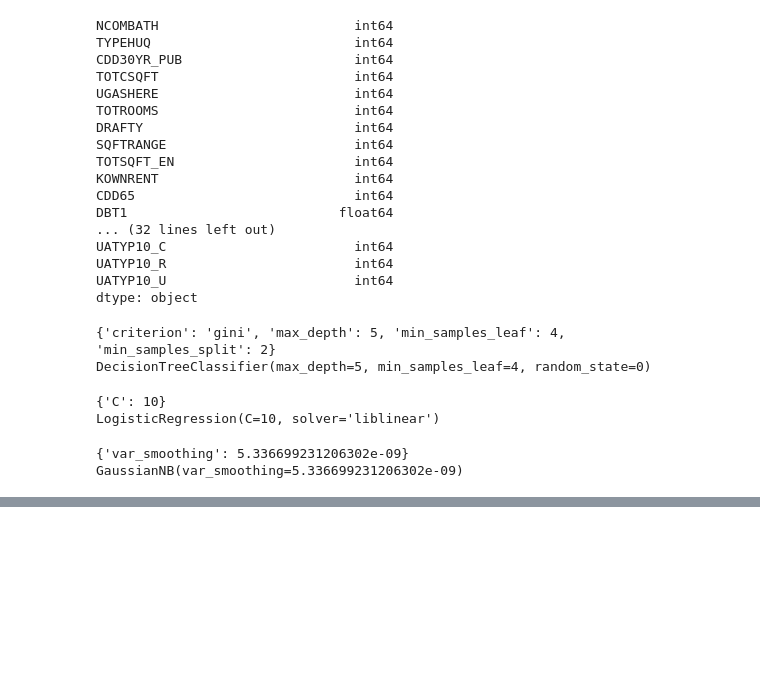
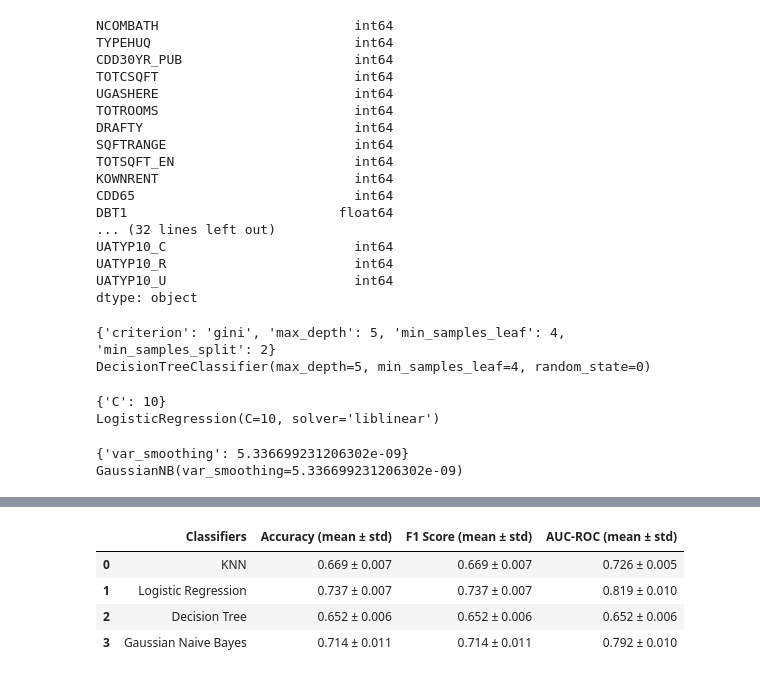
Before and after one commit to GVSU-CIS635/term-project-proposal-d-miner, a Jupyter notebook: D_Miners.ipynb, the cells around one changed output, grey strips where cells are left out. Cells and saved outputs as stored; diff of their text form; code cells hidden in the pictures; blank space fills up the shorter version.

```diff
--- a/D_Miners.ipynb
+++ b/D_Miners.ipynb
@@ -400,0 +390,52 @@ plt.show()
+# %%
+# Find F1-score, Accuracy and AUC-ROC
+y_pred = best_estimator.predict(X_test)
+f1 = f1_score(Y_test, y_pred)
+accuracy = accuracy_score(Y_test, y_pred)
+
+# DEfine Grid with all the Metrics
+
+Metrics_grid = {
+    'Classifiers': [],
+    'Accuracy (mean ± std)': [],
+    'F1 Score (mean ± std)': [],
+    'AUC-ROC (mean ± std)': []
+}
+
+
+# Define function to get dataframe with scores for each classifier
+
+def metrics_table( classifier, classifer_name, x, y):
+
+
+
+  accuracy_score = cross_val_score(classifier, x, y, cv=5, scoring='accuracy')
+  f1_score = cross_val_score(classifier, x, y, cv=5, scoring='f1_weighted')
+  roc_auc_score = cross_val_score(classifier, x, y, cv=5, scoring='roc_auc')
+
+  Metrics_grid['Classifiers'].append(classifer_name)
+  Metrics_grid['Accuracy (mean ± std)'].append(f'{accuracy_score.mean():.3f} ± {accuracy_score.std():.3f}')
+  Metrics_grid['F1 Score (mean ± std)'].append(f'{f1_score.mean():.3f} ± {f1_score.std():.3f}')
+  Metrics_grid['AUC-ROC (mean ± std)'].append(f'{roc_auc_score.mean():.3f} ± {roc_auc_score.std():.3f}')
+
+  return Metrics_grid
+
+
+
+#execute function
+
+metrics_table(model_knn, 'KNN', X_train, Y_train)
+metrics_table(model_log, 'Logistic Regression', X_train, Y_train)
+metrics_table(model_tree, 'Decision Tree', X_train, Y_train)
+metrics_table(model_nb, 'Gaussian Naive Bayes', X_train, Y_train)
+
+# Display Dataframe
+
+Metrics_grid = pd.DataFrame(Metrics_grid)
+display(Metrics_grid)
+# %% [output]
+|  | Classifiers | Accuracy (mean ± std) | F1 Score (mean ± std) | AUC-ROC (mean ± std) |
+| 0 | KNN | 0.669 ± 0.007 | 0.669 ± 0.007 | 0.726 ± 0.005 |
+| 1 | Logistic Regression | 0.737 ± 0.007 | 0.737 ± 0.007 | 0.819 ± 0.010 |
+| 2 | Decision Tree | 0.652 ± 0.006 | 0.652 ± 0.006 | 0.652 ± 0.006 |
+| 3 | Gaussian Naive Bayes | 0.714 ± 0.011 | 0.714 ± 0.011 | 0.792 ± 0.010 |
```
Also changed, not shown: parts of 4 cells of this notebook.
